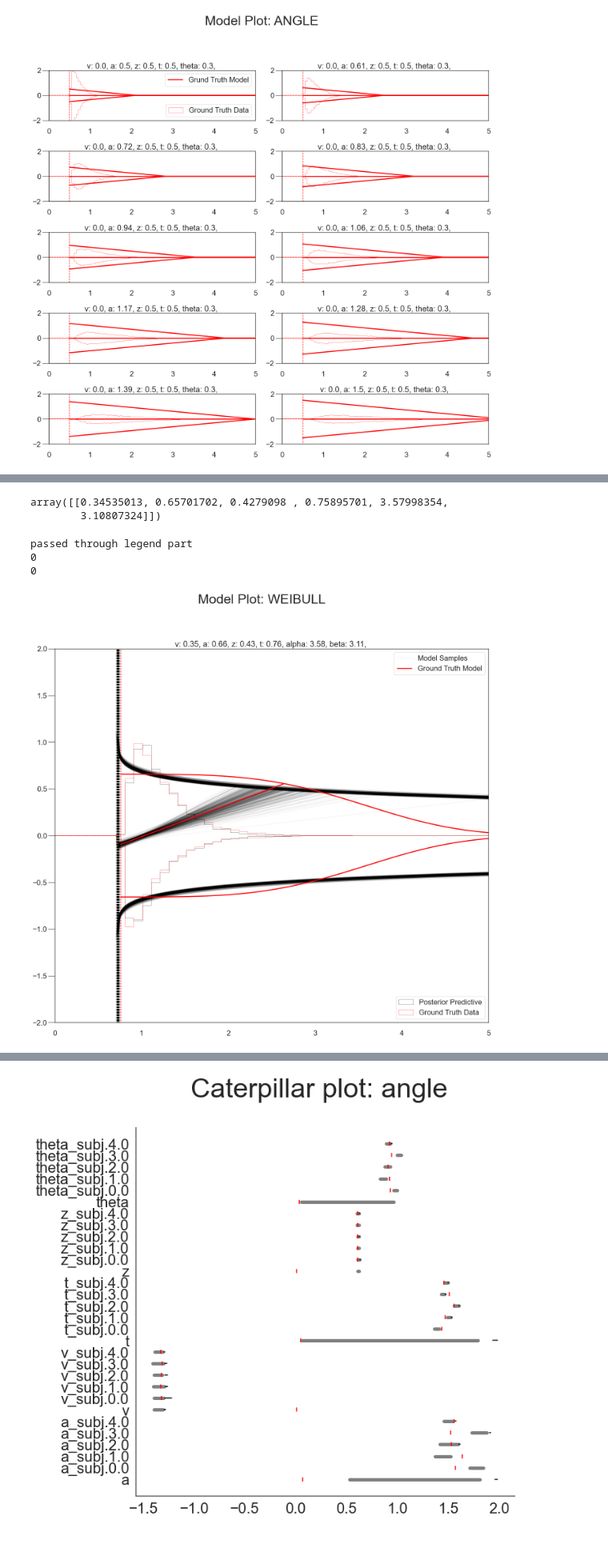
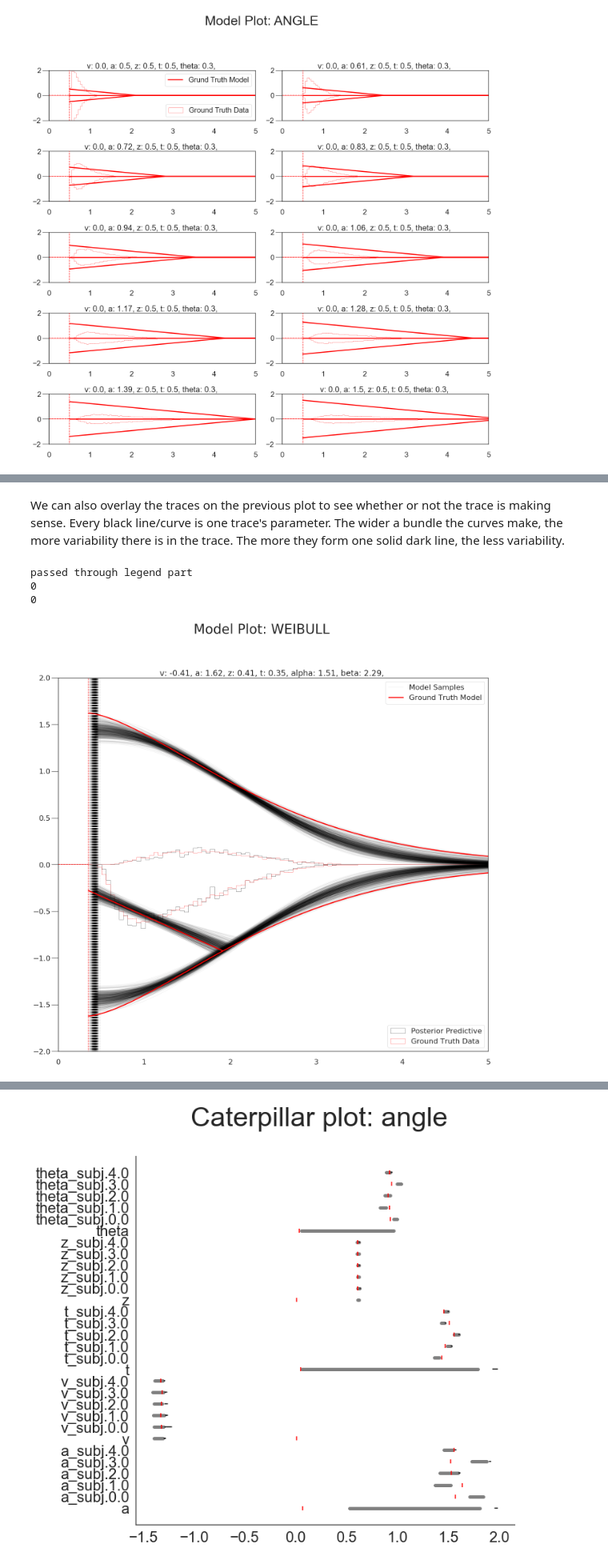
Before and after one commit to AlexanderFengler/hddmnn_tutorial, a Jupyter notebook: ddm_variants_exploration.ipynb, the cells around one changed output, grey strips where cells are left out. Shown at 80% size. Saved outputs shown, nothing was run; the diff lists cells and outputs as text; code cells hidden in the pictures.

```diff
--- a/ddm_variants_exploration.ipynb
+++ b/ddm_variants_exploration.ipynb
@@ -144,0 +309,6 @@ weibull_params
+# %%
+# Load in the data
+loadin = pickle.load(open('single_subject_weibull_n_1000.pickle', 'rb'))
+weibull_params_s = loadin[1]
+weibull_trace_s = loadin[0]
+weibull_dataset_s = loadin[2]
@@ -208,23 +410,20 @@ model_plot(ground_truths = weibull_params.values[0],
-# %%
-weibull_params.values
-# %% [output]
-array([[0.34535013, 0.65701702, 0.4279098 , 0.75895701, 3.57998354,
-        3.10807324]])
+# %% [markdown]
+We can also overlay the traces on the previous plot to see whether or not the trace is making sense. Every black line/curve is one trace's parameter. The wider a bundle the curves make, the more variability there is in the trace. The more they form one solid dark line, the less variability.
 # %%
 # Posterior Predictive: Do the 'Posterior Models' also make sense?
-model_plot(ground_truths = weibull_params.values[0],
-           posterior_samples = hddm_model_single_subject.get_traces(),
+model_plot(ground_truths = weibull_params_s.values.flatten(),
+           posterior_samples = weibull_trace_s,
            model_gt = 'weibull_cdf',
            model_fitted = 'weibull_cdf',
            n_post_params = 500,
            cols = 1,
            n_plots = 1,
            max_t = 5,
            show_model = True,
            input_hddm_trace = True,
            datatype = 'single_subject')
 # %% [output]
 passed through legend part
 0
 0
-[figure, old version]
+[figure, new version]
```
Also changed, not shown: parts of 72 cells of this notebook, 9 other files.
